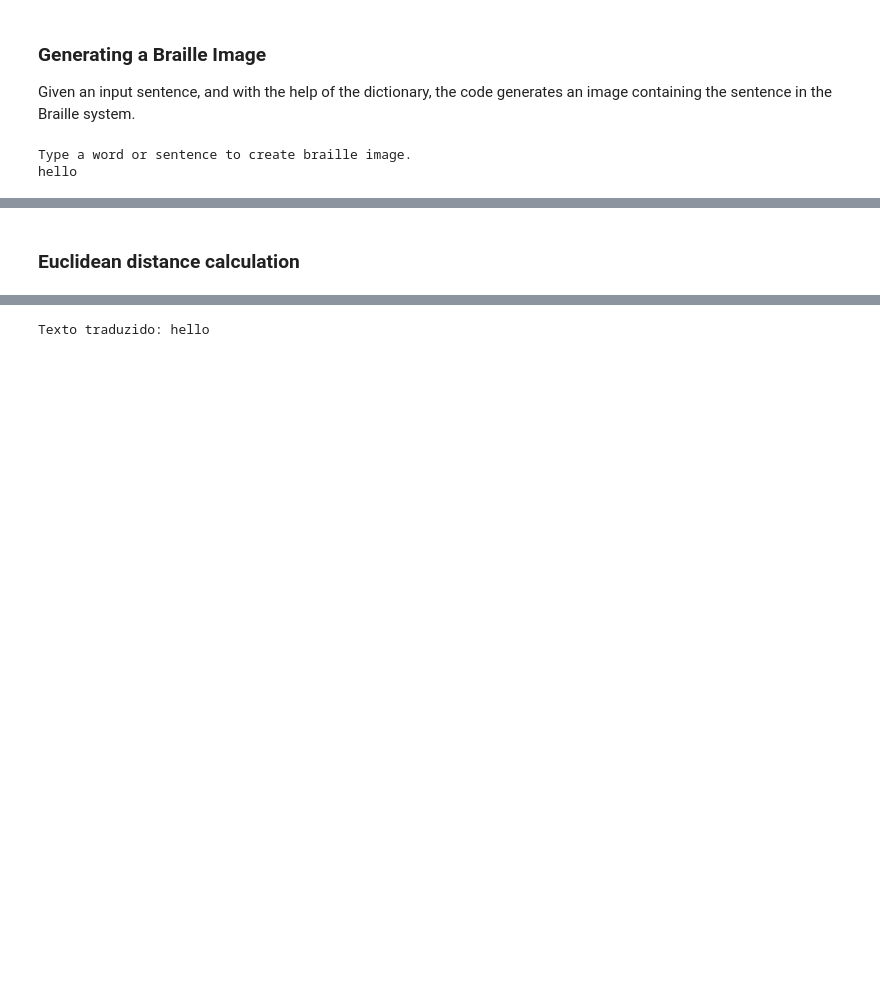
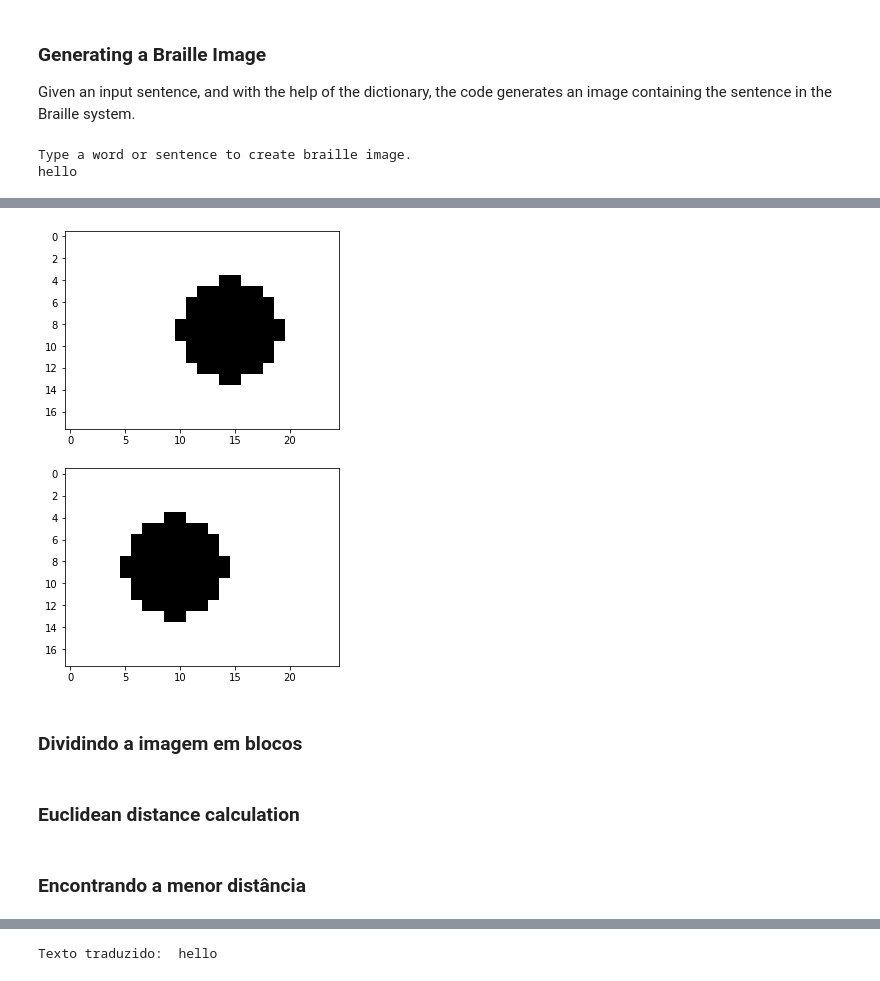
Before and after one commit to leonrossi/Image-Processing-SCC0251---Final-project, a Jupyter notebook: Final_Report_Braille_Text_Translator.ipynb, the cells around one changed output, grey strips where cells are left out. Drawn from its saved outputs; the diff is of its cells as text; code cells hidden in the pictures; blank space fills up the shorter version.

```diff
--- a/Final_Report_Braille_Text_Translator.ipynb
+++ b/Final_Report_Braille_Text_Translator.ipynb
@@ -78,0 +109,20 @@ def Quantisation (img, b):
+# %%
+####### reading image #######
+dot_left_b = imageio.imread("dictionary/_left_dot.png")
+dot_right_b = imageio.imread("dictionary/_right_dot.png")
+#############################
+
+
+###### Preprocessing and Quantisation ######
+dot_left = applying_filters(dot_left_b, 1)
+dot_right = applying_filters(dot_right_b, 1)
+# %%
+f, axarr = plt.subplots(2, 1)
+f.set_size_inches(18, 8)
+axarr[0].imshow(dot_left, cmap="gray", vmin=0, vmax=1)
+axarr[1].imshow(dot_right, cmap="gray", vmin=0, vmax=1)
+plt.show()
+# %% [output]
+[figure, added]
+# %% [markdown]
+### Dividindo a imagem em blocos
@@ -82,4 +151,6 @@ def Quantisation (img, b):
 def Difference(a, b):
     np.seterr(all='ignore')
     return np.sqrt(np.sum((a-b)**2))
+# %% [markdown]
+### Encontrando a menor distância
 # %%
```
Also changed, not shown: parts of 12 cells of this notebook.
